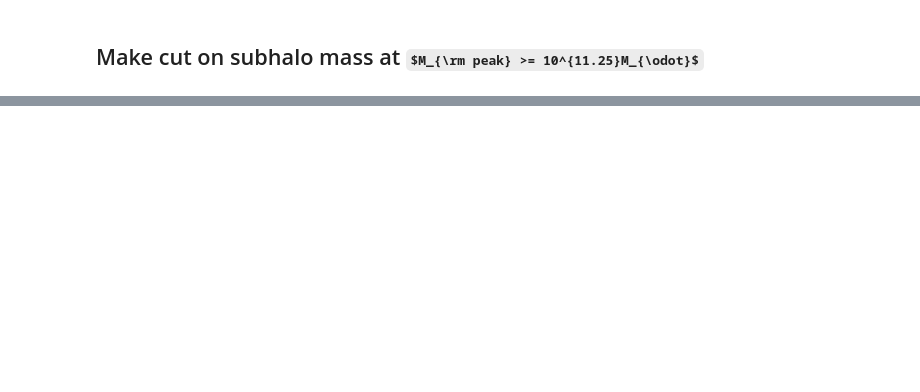
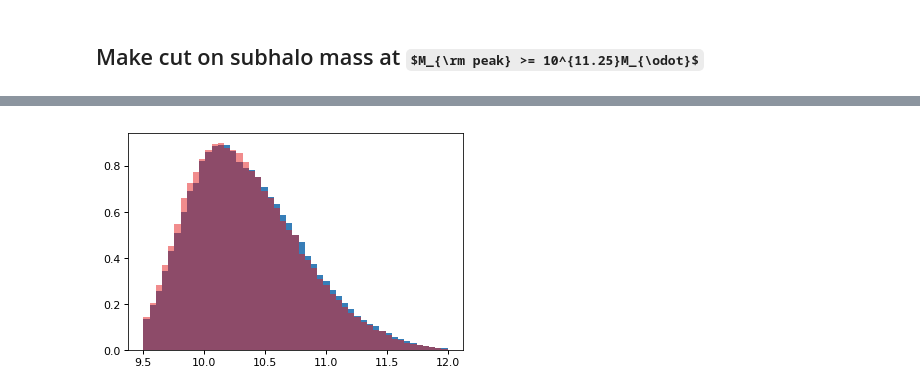
Before and after one commit to aphearin/segmass, a Jupyter notebook: segmass/csmf_composite_model_dev.ipynb, the cells around one changed output, grey strips where cells are left out. Drawn from its saved outputs; the diff is of its cells as text; code cells hidden in the pictures; some formulas as TeX source; blank space fills up the shorter version.

Commit message:
Resolved remaining bugs in the csmf and ported over the class to be based on Zu & Mandelbaum 2015. Underlying relation looks good

```diff
--- a/segmass/csmf_composite_model_dev.ipynb
+++ b/segmass/csmf_composite_model_dev.ipynb
@@ -66,0 +35,20 @@ __=ax.hist(np.log10(sm), bins=100)
+# %%
+from halotools.empirical_models import SubhaloPhaseSpace
+host_haloprop_bins = np.logspace(11.25, 15.15, 12)
+d = dict(halo_id=('halo_id', 'i8'), halo_mpeak=('halo_mpeak', 'f8'))
+satellites_mpeak = SubhaloPhaseSpace('satellites', host_haloprop_bins,
+                                        inherited_subhalo_props_dict=d)
+# %%
+from halotools.empirical_models import TrivialPhaseSpace
+cens_profile = TrivialPhaseSpace()
+# %%
+model_dictionary = dict(centrals_occupation=cens_hod,
+                       centrals_profile=cens_profile,
+                       centrals_stellar_mass=csmf_centrals,
+                       satellites_occupation=sats_hod,
+                       satellites_mpeak=satellites_mpeak,
+                       satellites_stellar_mass=csmf_satellites,
+                       satellites_profile=seg_nfw)
+# %%
+from halotools.empirical_models import HodModelFactory
+model = HodModelFactory(**model_dictionary)
@@ -66,0 +57,18 @@ __=ax.hist(np.log10(sm), bins=100)
+# %%
+from halotools.empirical_models import ZuMandelbaum15SmHm
+zu_mandelbaum = ZuMandelbaum15SmHm()
+
+bsm = zu_mandelbaum.mc_stellar_mass(prim_haloprop=halocat.halo_table['halo_mpeak'], redshift=0)
+beh_mask = bsm > 10**model.threshold
+beh_mpeak = halocat.halo_table['halo_mpeak'][beh_mask]
+beh_sm = bsm[beh_mask]
+
+
+fig, ax = plt.subplots(1, 1)
+
+logsm_bins = np.linspace(model.threshold, 12, 50)
+__=ax.hist(np.log10(beh_sm), bins=logsm_bins, normed=True, color=blue)
+__=ax.hist(np.log10(model.mock.galaxy_table['stellar_mass']), bins=logsm_bins, normed=True,
+          color=red, alpha=0.5)
+# %% [output]
+[figure, added]
```
Also changed, not shown: parts of 9 cells of this notebook, 1 other file.
